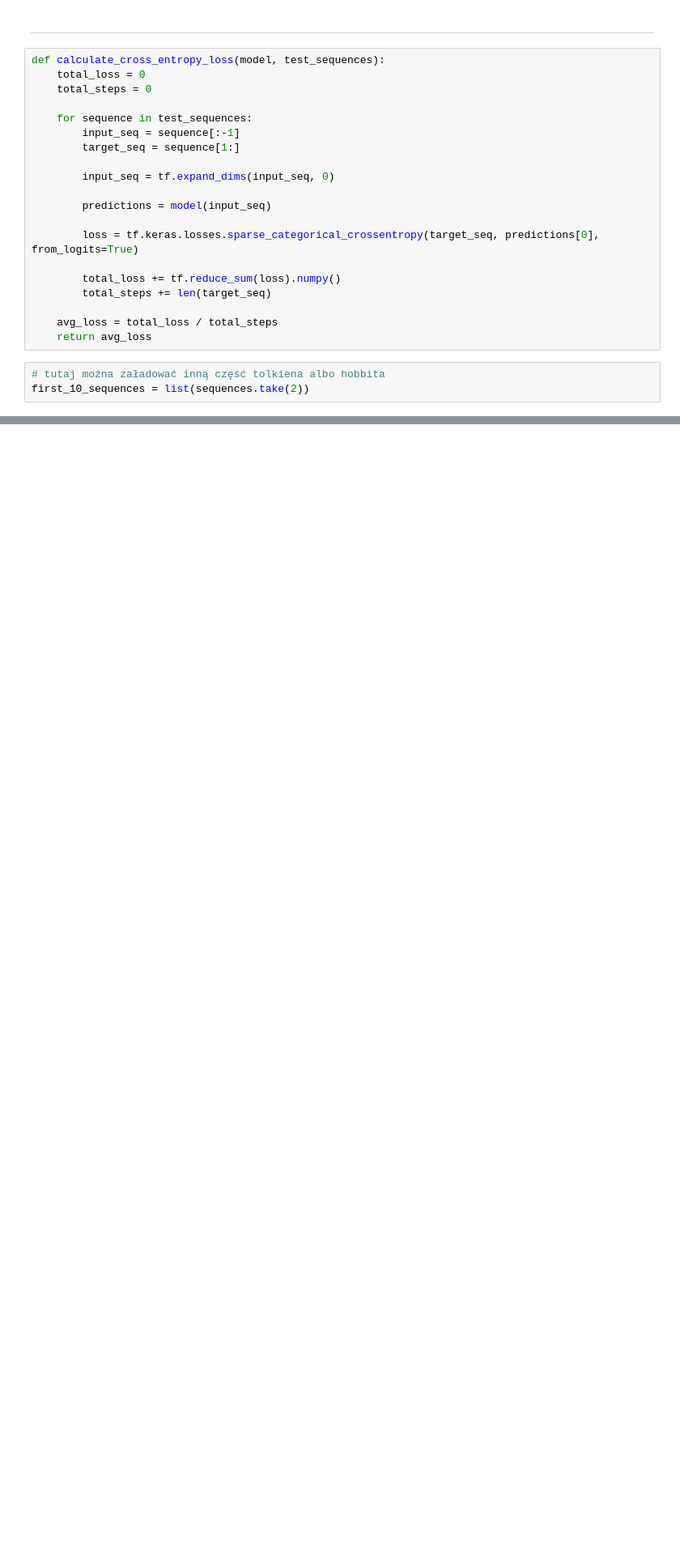
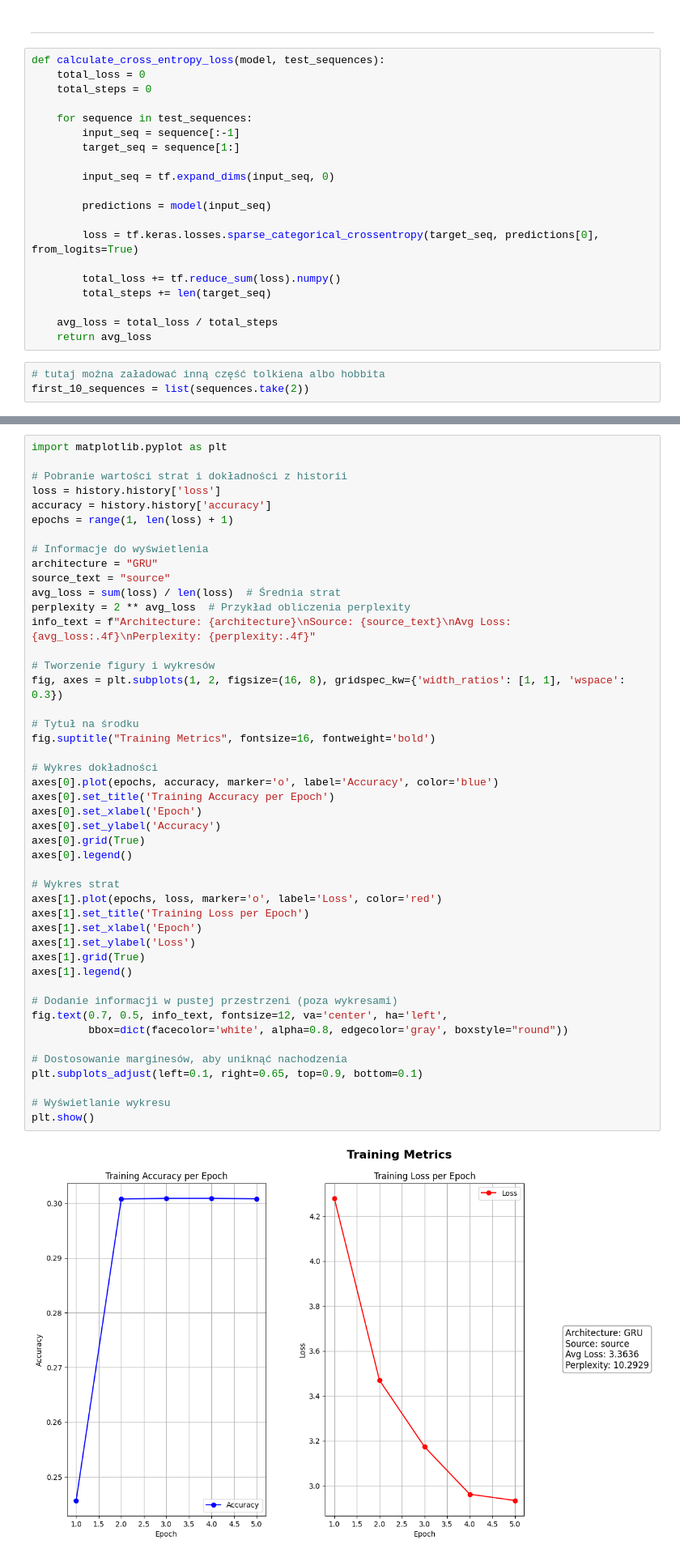
Before and after one commit to hubert-groen/NLP_text-generation, a Jupyter notebook: GRU_notebook.ipynb, the cells around one changed output, grey strips where cells are left out. Shown: that part at 81% size. Cells and saved outputs as stored; diff of their text form; blank space fills up the shorter version.

```diff
--- a/GRU_notebook.ipynb
+++ b/GRU_notebook.ipynb
@@ -408,0 +456,48 @@ perplexity
+# %%
+import matplotlib.pyplot as plt
+
+# Pobranie wartości strat i dokładności z historii
+loss = history.history['loss']
+accuracy = history.history['accuracy']
+epochs = range(1, len(loss) + 1)
+
+# Informacje do wyświetlenia
+architecture = "GRU"
+source_text = "source"
+avg_loss = sum(loss) / len(loss)  # Średnia strat
+perplexity = 2 ** avg_loss  # Przykład obliczenia perplexity
+info_text = f"Architecture: {architecture}\nSource: {source_text}\nAvg Loss: {avg_loss:.4f}\nPerplexity: {perplexity:.4f}"
+
+# Tworzenie figury i wykresów
+fig, axes = plt.subplots(1, 2, figsize=(16, 8), gridspec_kw={'width_ratios': [1, 1], 'wspace': 0.3})
+
+# Tytuł na środku
+fig.suptitle("Training Metrics", fontsize=16, fontweight='bold')
+
+# Wykres dokładności
+axes[0].plot(epochs, accuracy, marker='o', label='Accuracy', color='blue')
+axes[0].set_title('Training Accuracy per Epoch')
+axes[0].set_xlabel('Epoch')
+axes[0].set_ylabel('Accuracy')
+axes[0].grid(True)
+axes[0].legend()
+
+# Wykres strat
+axes[1].plot(epochs, loss, marker='o', label='Loss', color='red')
+axes[1].set_title('Training Loss per Epoch')
+axes[1].set_xlabel('Epoch')
+axes[1].set_ylabel('Loss')
+axes[1].grid(True)
+axes[1].legend()
+
+# Dodanie informacji w pustej przestrzeni (poza wykresami)
+fig.text(0.7, 0.5, info_text, fontsize=12, va='center', ha='left',
+         bbox=dict(facecolor='white', alpha=0.8, edgecolor='gray', boxstyle="round"))
+
+# Dostosowanie marginesów, aby uniknąć nachodzenia
+plt.subplots_adjust(left=0.1, right=0.65, top=0.9, bottom=0.1)
+
+# Wyświetlanie wykresu
+plt.show()
+# %% [output]
+[figure, added]
```
Also changed, not shown: parts of 15 cells of this notebook, 2 other files.
